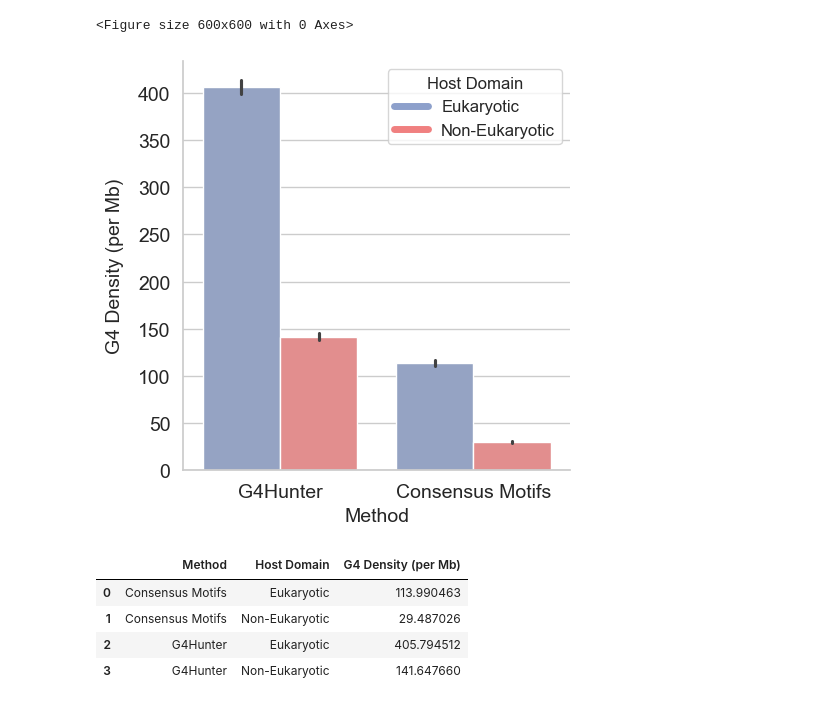
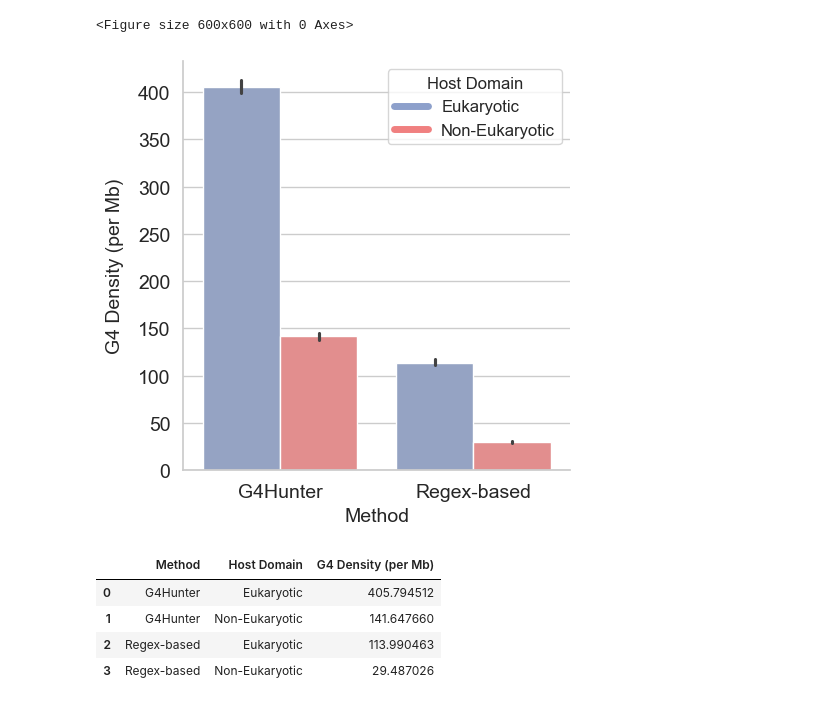
Before and after one commit to Georgakopoulos-Soares-lab/Quadrupia, a Jupyter notebook: notebooks/9_virus_host_g4_density_combined.ipynb, the cells around one changed output. Drawn from its saved outputs; the diff is of its cells as text; code cells hidden in the pictures.

```diff
--- a/notebooks/9_virus_host_g4_density_combined.ipynb
+++ b/notebooks/9_virus_host_g4_density_combined.ipynb
@@ -149,7 +149,7 @@ See the caveats in the documentation: https://pandas.pydata.org/pandas-docs/stab
 # %%
 # join g4 and regex data
 df_g4_virus["Method"] = "G4Hunter"
-df_reg_virus["Method"] = "Consensus Motifs"
+df_reg_virus["Method"] = "Regex-based"
 df_virus_host = pd.concat([df_g4_virus, df_reg_virus])
 df_virus_host["Euk/Non-Euk Host"] = df_virus_host["Host Domain"].apply(
     lambda x: "Eukaryotic" if x == "Eukaryota" else "Non-Eukaryotic")
@@ -199,36 +199,36 @@ sns.catplot(
     x="Method",
     y="G4 Density (per Mb)",
     hue="Euk/Non-Euk Host",
-    order=["G4Hunter", "Consensus Motifs"],
+    order=["G4Hunter", "Regex-based"],
     hue_order=["Eukaryotic", "Non-Eukaryotic"],
     palette={"Eukaryotic": "#8da0cb", "Non-Eukaryotic": "lightcoral"},
     legend=False,
 )
 plt.xticks(fontsize=14)
 plt.yticks(fontsize=14)
 plt.xlabel("Method", fontsize=14)
 plt.ylabel("G4 Density (per Mb)", fontsize=14, labelpad=10)
 
 # create legend
 plt.legend(
     title="Host Domain",
     loc="upper right",
     labels=["Eukaryotic", "Non-Eukaryotic"],
     fontsize=12
 )
 # add color patches to legend
 legend = plt.gca().get_legend()
 handles = legend.get_lines()
 handles[0].set_color("#8da0cb")
 handles[1].set_color("lightcoral")
 for i in range(2):
     handles[i].set_linewidth(5)
 
 plt.tight_layout()
 plt.savefig("../plots/virus_host_domain_g4_density_euk.png")
 # %% [output]
 <Figure size 600x600 with 0 Axes>
-[figure, old version]
+[figure, new version]
 # %%
 # export figure data
 df_virus_host_grouped = df_virus_host.groupby(["Method", "Euk/Non-Euk Host"]).agg({
@@ -238,11 +238,11 @@ df_virus_host_grouped.head()
 df_virus_host_grouped.rename(columns={
     "Euk/Non-Euk Host": "Host Domain",
 }, inplace=True)
-df_virus_host_grouped.to_csv("../results/virus_host_domain_g4_density.csv", index=False)
+df_virus_host_grouped.to_csv("../supplementary_data/virus_host_domain_g4_density.csv", index=False)
 df_virus_host_grouped.head()
 # %% [output]
 |  | Method | Host Domain | G4 Density (per Mb) |
-| 0 | Consensus Motifs | Eukaryotic | 113.990463 |
-| 1 | Consensus Motifs | Non-Eukaryotic | 29.487026 |
-| 2 | G4Hunter | Eukaryotic | 405.794512 |
-| 3 | G4Hunter | Non-Eukaryotic | 141.647660 |
+| 0 | G4Hunter | Eukaryotic | 405.794512 |
+| 1 | G4Hunter | Non-Eukaryotic | 141.647660 |
+| 2 | Regex-based | Eukaryotic | 113.990463 |
+| 3 | Regex-based | Non-Eukaryotic | 29.487026 |
```
Also changed, not shown: parts of 4 cells of this notebook, 3 other files.
